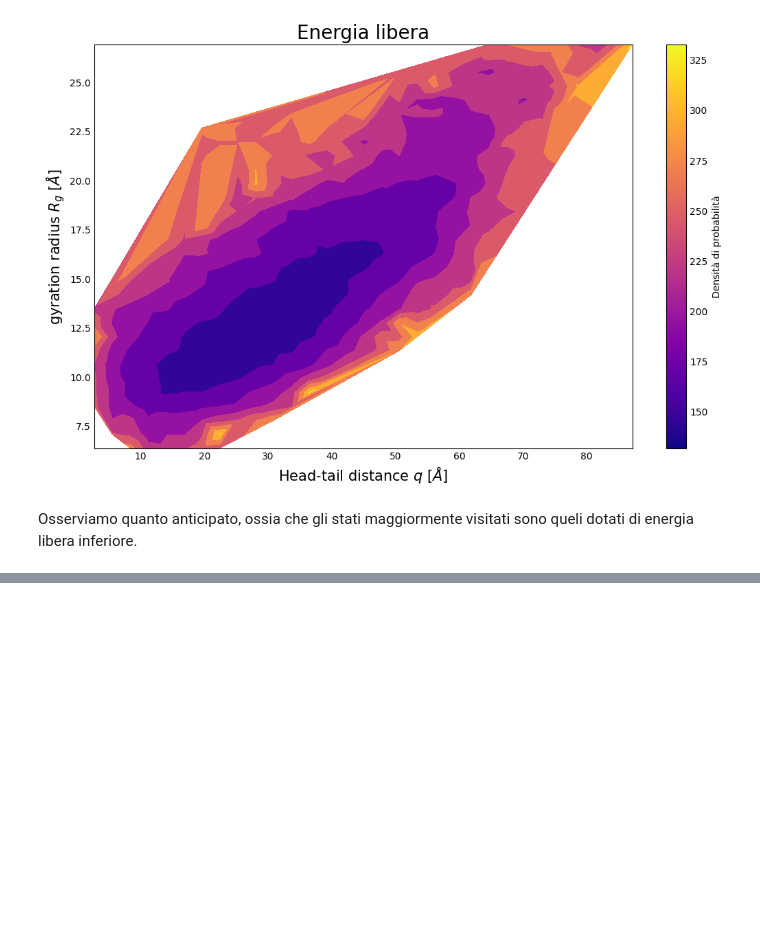
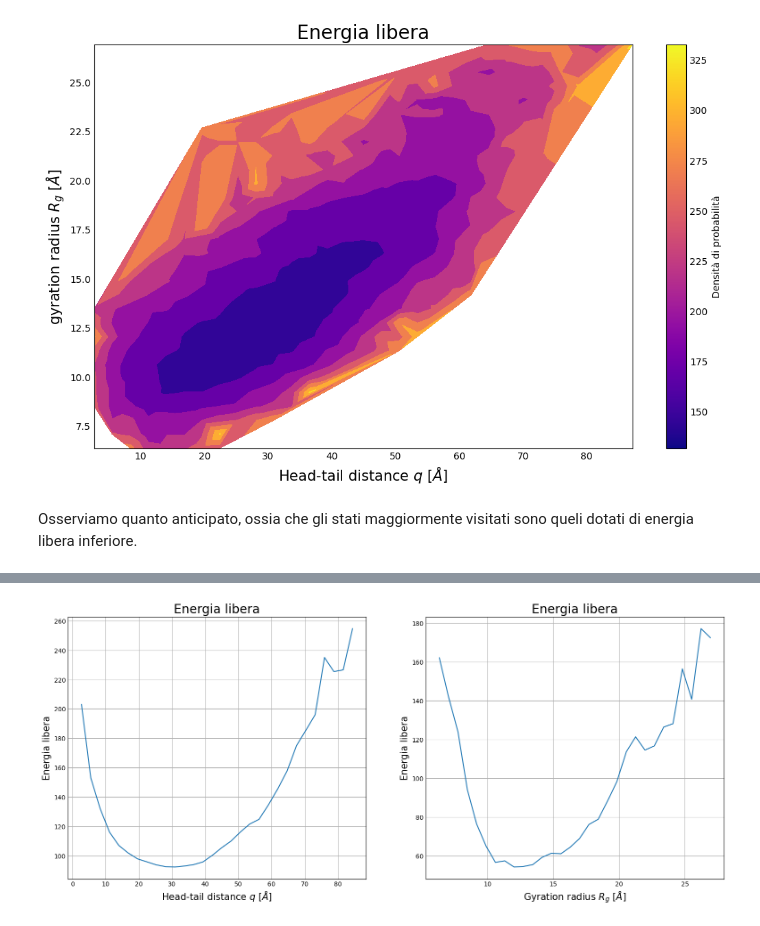
Before and after one commit to Negrini085/Simulazione-di-Materia-Condensata, a Jupyter notebook: md.8/esercitazione8.ipynb, the cells around one changed output, grey strips where cells are left out. Cells and saved outputs as stored; diff of their text form; code cells hidden in the pictures; blank space fills up the shorter version.

```diff
--- a/md.8/esercitazione8.ipynb
+++ b/md.8/esercitazione8.ipynb
@@ -158,0 +185,31 @@ Osserviamo quanto anticipato, ossia che gli stati maggiormente visitati sono que
+# %%
+fig = plt.figure(figsize=(15, 6))
+
+# Grafico 1 --> Marginalizzo su head-tail distance q
+bin_q = np.loadtxt('1D_q_binning.dat')
+x = bin_q[:, 0]; y = bin_q[:, 1]
+mask = y > 1e-5; x = x[mask]; y = y[mask]; y = -kb * T * np.log(y)
+
+ax1 = fig.add_subplot(1, 2, 1)
+ax1.plot(x, y)
+ax1.set_ylabel(r"Energia libera", fontsize = 15)
+ax1.set_xlabel(r"Head-tail distance $q$ [$\AA$]", fontsize = 15)
+ax1.set_title(r"Energia libera", fontsize = 20)
+ax1.grid(True)
+
+
+# Grafico 2 --> Marginalizzo su gyration radius
+bin_Rg = np.loadtxt('1D_Rg_binning.dat')
+x = bin_Rg[:, 0]; y = bin_Rg[:, 1]
+mask = y > 1e-5; x = x[mask]; y = y[mask]; y = -kb * T * np.log(y)
+
+ax2 = fig.add_subplot(1, 2, 2)
+ax2.plot(x, y)
+ax2.set_ylabel(r"Energia libera", fontsize = 15)
+ax2.set_xlabel(r"Gyration radius $R_g$ [$\AA$]", fontsize = 15)
+ax2.set_title(r"Energia libera", fontsize = 20)
+ax2.grid(True)
+
+plt.show()
+# %% [output]
+[figure, added]
```
Also changed, not shown: parts of 4 cells of this notebook, 2 other files.
